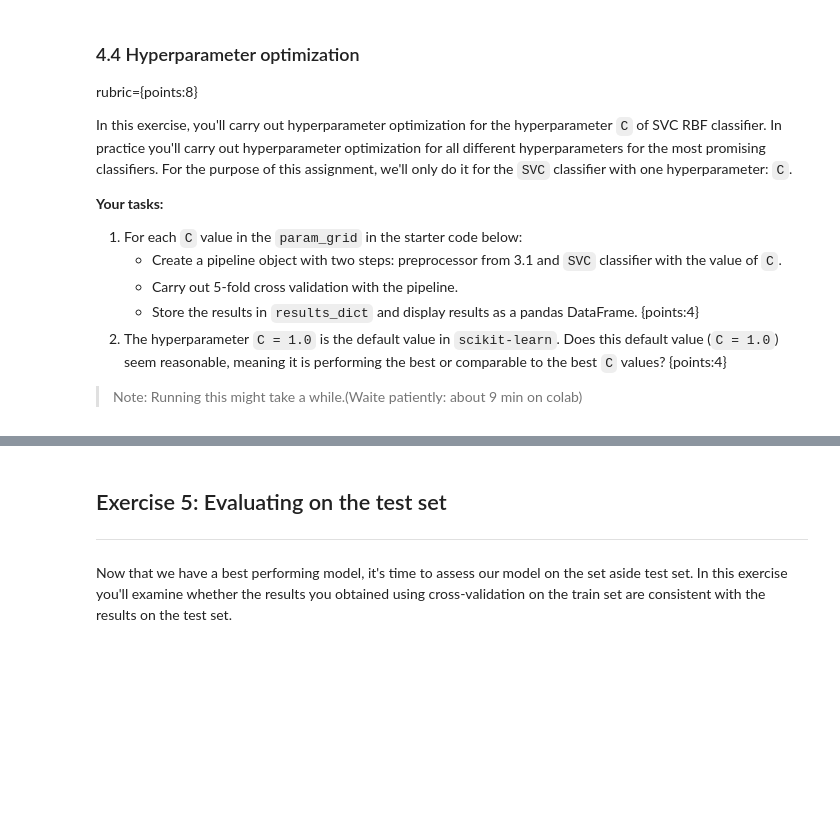
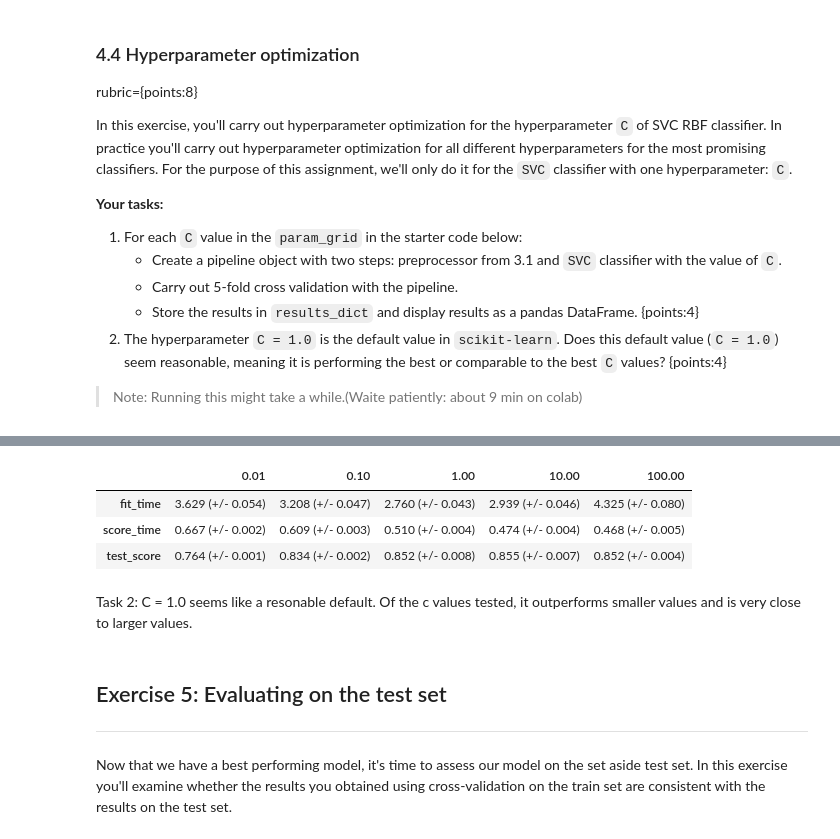
Before and after one commit to CarsonFox/MachineLearning, a Jupyter notebook: HW3/CS4320_HW3.ipynb, the cells around one changed output, grey strips where cells are left out. Cells and saved outputs as stored; diff of their text form; code cells hidden in the pictures; blank space fills up the shorter version.

```diff
--- a/HW3/CS4320_HW3.ipynb
+++ b/HW3/CS4320_HW3.ipynb
@@ -274,0 +366,4 @@ results_dict_compare = {}  # dictionary to store all the results
+# %%
+for label, model in models.items():
+    pipeline = make_pipeline(preprocessor, model)
+    results_dict_compare[label] = mean_std_cross_val_scores(pipeline, X_train, y_train, cv=5)
@@ -298,3 +400,25 @@ param_grid
+# %%
+preprocessor = make_column_transformer(
+    (StandardScaler(), numeric_features),
+    (OneHotEncoder(), categorical_features),
+    (OrdinalEncoder(), ordinal_features),
+)
+# %%
+results_dict = {}
+# %%
+for c in param_grid['C']:
+    pipeline = make_pipeline(preprocessor, SVC(C=c))
+    results_dict[c] = mean_std_cross_val_scores(pipeline, X_train, y_train, cv=5)
+# %%
+pd.DataFrame(results_dict)
+# %% [output]
+|  | 0.01 | 0.10 | 1.00 | 10.00 | 100.00 |
+| fit_time | 3.629 (+/- 0.054) | 3.208 (+/- 0.047) | 2.760 (+/- 0.043) | 2.939 (+/- 0.046) | 4.325 (+/- 0.080) |
+| score_time | 0.667 (+/- 0.002) | 0.609 (+/- 0.003) | 0.510 (+/- 0.004) | 0.474 (+/- 0.004) | 0.468 (+/- 0.005) |
+| test_score | 0.764 (+/- 0.001) | 0.834 (+/- 0.002) | 0.852 (+/- 0.008) | 0.855 (+/- 0.007) | 0.852 (+/- 0.004) |
+# %% [markdown]
+Task 2:
+C = 1.0 seems like a resonable default. Of the c values tested, it outperforms smaller values and is very close to larger values.
 # %% [markdown]
 ## Exercise 5: Evaluating on the test set <a name="5"></a>
 <hr>
```
Also changed, not shown: parts of 54 cells of this notebook, 1 other file.
